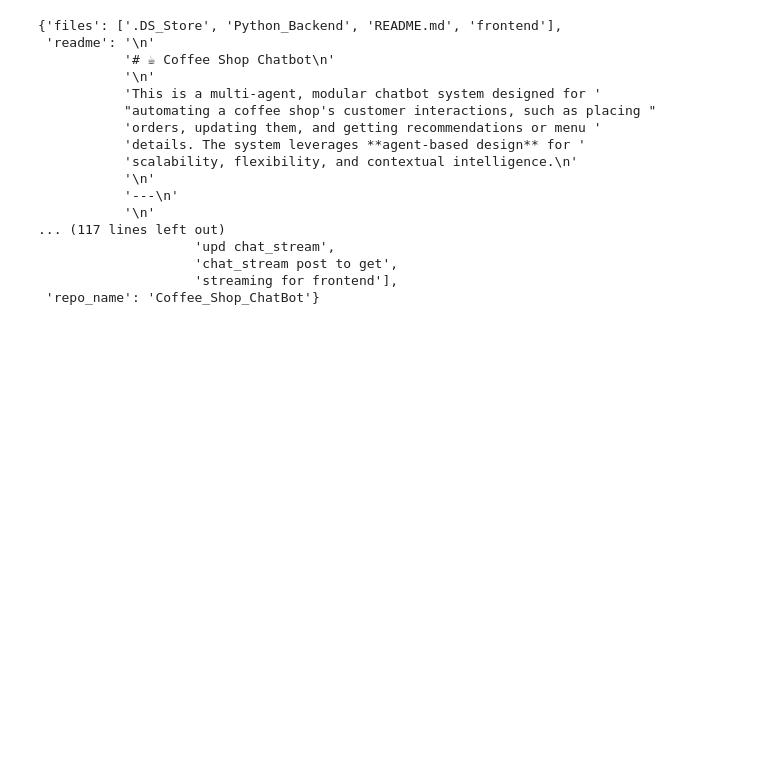
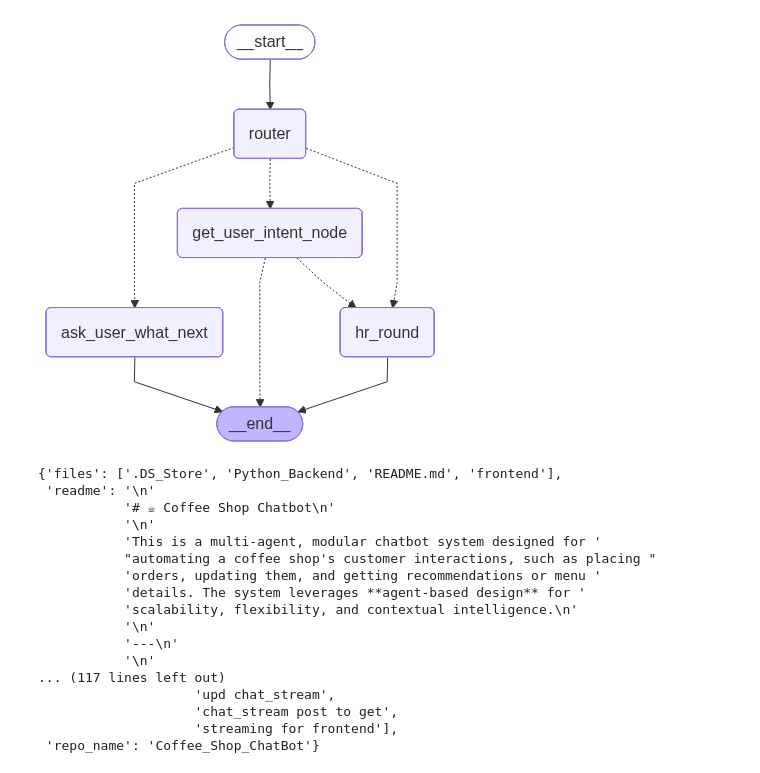
Before and after one commit to ShubhamDahane18/InterViewPrep-Agentic-AI, a Jupyter notebook: temp.ipynb, the cells around one changed output. Cells and saved outputs as stored; diff of their text form; code cells hidden in the pictures; blank space fills up the shorter version.

```diff
--- a/temp.ipynb
+++ b/temp.ipynb
@@ -1,3 +1,10 @@
+# %%
+from INTERVIEW.HR.hr_graph import hr_graph
+hr = hr_graph()
+# %%
+hr
+# %% [output]
+[figure, added]
 # %%
 import requests
 
```
Also changed, not shown: 7 other files.
